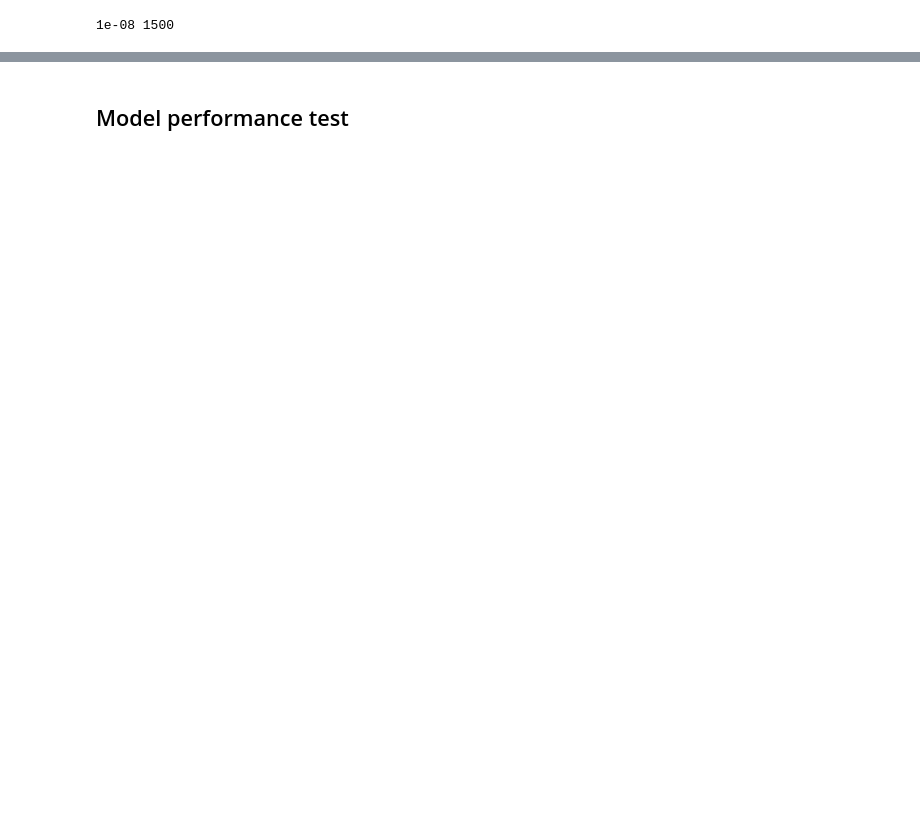
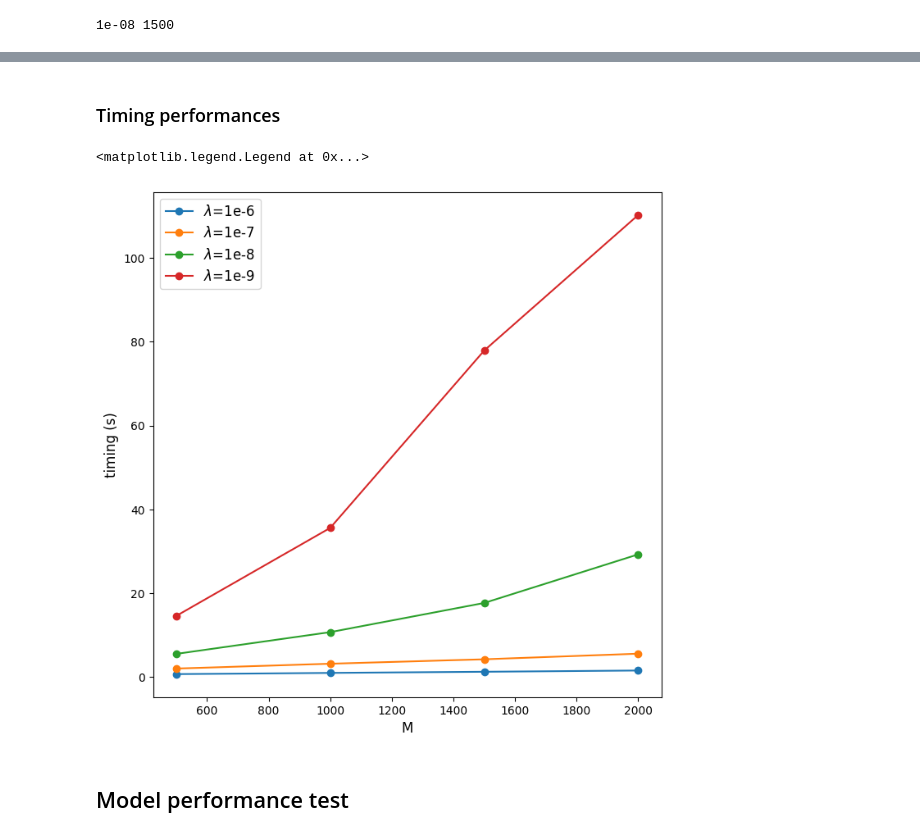
Before and after one commit to PietroCappelli/NPLM-Falkon, a Jupyter notebook: creditcard_study/dataset_study.ipynb, the cells around one changed output, grey strips where cells are left out. Cells and saved outputs as stored; diff of their text form; code cells hidden in the pictures; blank space fills up the shorter version.

```diff
--- a/creditcard_study/dataset_study.ipynb
+++ b/creditcard_study/dataset_study.ipynb
@@ -506,3 +531,20 @@ def read_data(l, out, path = config['OUTPUT_PATH'] + output_date):
+# %% [markdown]
+### Timing performances
+# %%
+fig, ax = plt.subplots(figsize=(8,8))
+df_m = df_m.sort_values('M', ascending =False)
+
+ax.plot(df_m[df_m['lambda']==1e-6]['M'], df_m[df_m['lambda']==1e-6]['timing'], marker='o', markersize=6, label="$\lambda$=1e-6")
+ax.plot(df_m[df_m['lambda']==1e-7]['M'], df_m[df_m['lambda']==1e-7]['timing'], marker='o', markersize=6, label="$\lambda$=1e-7")
+ax.plot(df_m[df_m['lambda']==1e-8]['M'], df_m[df_m['lambda']==1e-8]['timing'], marker='o', markersize=6, label="$\lambda$=1e-8")
+ax.plot(df_m[df_m['lambda']==1e-9]['M'], df_m[df_m['lambda']==1e-9]['timing'], marker='o', markersize=6, label="$\lambda$=1e-9")
+
+ax.set_xlabel('M', fontsize=12)
+ax.set_ylabel('timing (s)', fontsize=12)
+ax.legend(fontsize =12)
+# %% [output]
+<matplotlib.legend.Legend at 0x...>
+[figure, added]
 # %% [markdown]
 ## Model performance test
 # %%
```
Also changed, not shown: parts of 12 cells of this notebook, 2 other files.
